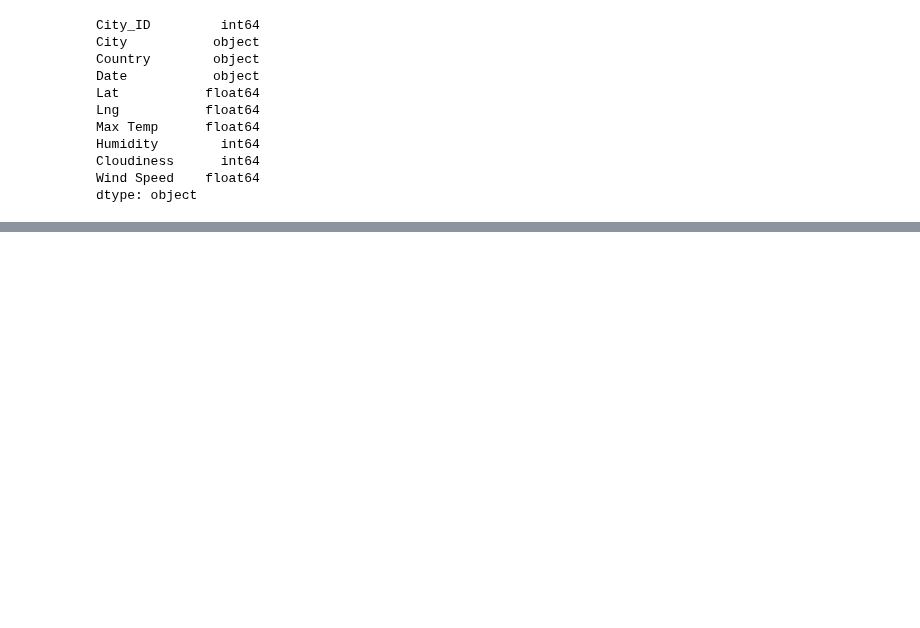
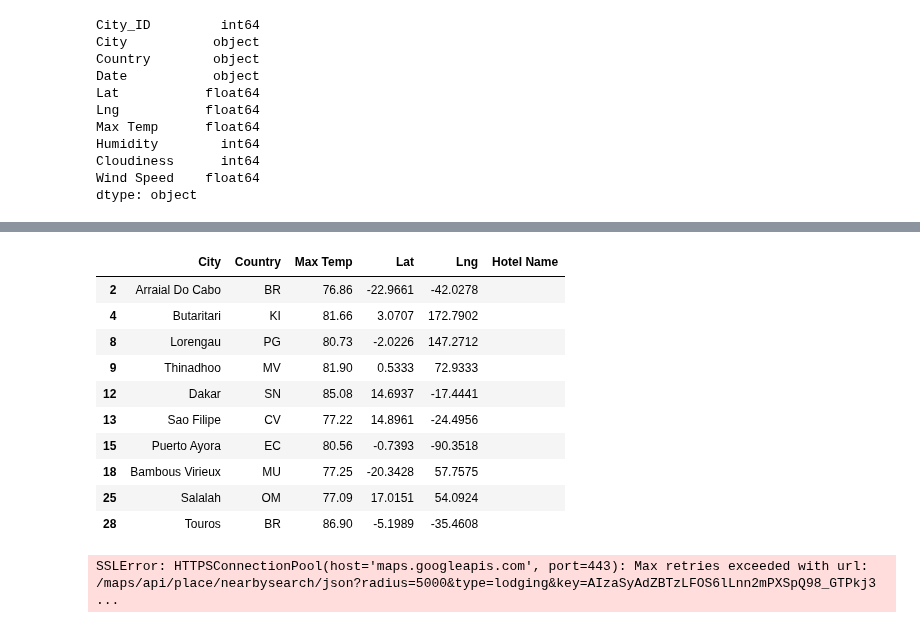
Before and after one commit to togneva/World-Weather-Analysis, a Jupyter notebook: VacationPy.ipynb, the cells around one changed output, grey strips where cells are left out. Cells and saved outputs as stored; diff of their text form; code cells hidden in the pictures; blank space fills up the shorter version.

Commit message:
Update VacationPy file with hotel markers

```diff
--- a/VacationPy.ipynb
+++ b/VacationPy.ipynb
@@ -98,0 +138,17 @@ fig
+# %%
+# Create DataFrame called hotel_df to store hotel names along with city, country, max temp, and coordinates.
+hotel_df = preferred_cities_df[["City", "Country", "Max Temp", "Lat", "Lng"]].copy()
+hotel_df["Hotel Name"] = ""
+hotel_df.head(10)
+# %% [output]
+|  | City | Country | Max Temp | Lat | Lng | Hotel Name |
+| 2 | Arraial Do Cabo | BR | 76.86 | -22.9661 | -42.0278 |  |
+| 4 | Butaritari | KI | 81.66 | 3.0707 | 172.7902 |  |
+| 8 | Lorengau | PG | 80.73 | -2.0226 | 147.2712 |  |
+| 9 | Thinadhoo | MV | 81.90 | 0.5333 | 72.9333 |  |
+| 12 | Dakar | SN | 85.08 | 14.6937 | -17.4441 |  |
+| 13 | Sao Filipe | CV | 77.22 | 14.8961 | -24.4956 |  |
+| 15 | Puerto Ayora | EC | 80.56 | -0.7393 | -90.3518 |  |
+| 18 | Bambous Virieux | MU | 77.25 | -20.3428 | 57.7575 |  |
+| 25 | Salalah | OM | 77.09 | 17.0151 | 54.0924 |  |
+| 28 | Touros | BR | 86.90 | -5.1989 | -35.4608 |  |
@@ -98,0 +162,21 @@ fig
+# %%
+# Iterate through the DataFrame.
+for index, row in hotel_df.iterrows():
+    # Get the latitude and longitude.
+    lat = row["Lat"]
+    lng = row["Lng"]
+
+    # Add the latitude and longitude to location key for the params dictionary.
+    params["location"] = f"{lat},{lng}"
+
+    # Use the search term: "lodging" and our latitude and longitude.
+    base_url = "https://maps.googleapis.com/maps/api/place/nearbysearch/json"
+    # Make request and get the JSON data from the search.
+    hotels = requests.get(base_url, params=params).json()
+    # Grab the first hotel from the results and store the name.
+    try:
+        hotel_df.loc[index, "Hotel Name"] = hotels["results"][0]["name"]
+    except (IndexError):
+        print("Hotel not found... skipping.")
+# %% [output]
+SSLError: HTTPSConnectionPool(host='maps.googleapis.com', port=443): Max retries exceeded with url: /maps/api/place/nearbysearch/json?radius=5000&type=lodging&key=AIzaSyAdZBTzLFOS6lLnn2mPXSpQ98_GTPkj3 ...
```
Also changed, not shown: parts of 10 cells of this notebook, 1 other file.
